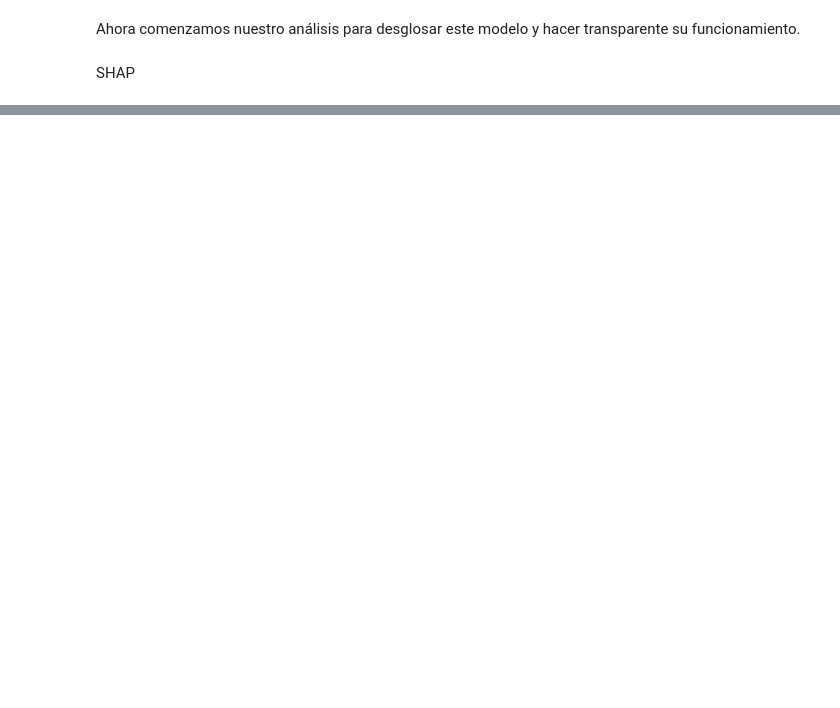
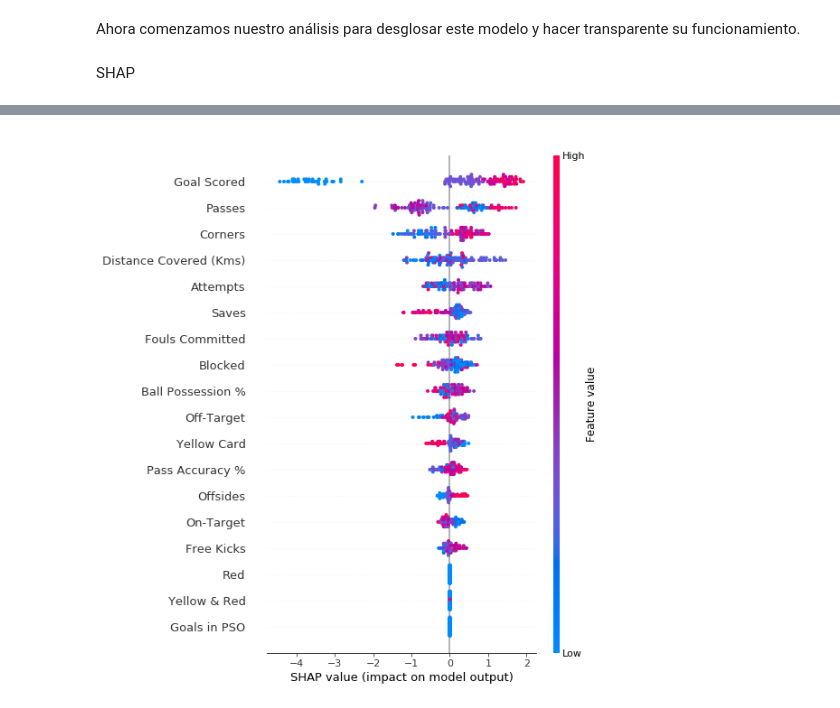
Before and after one commit to alexdelgadoperibanez/FAD_MasterDS, a Jupyter notebook: practica_SeriesTemporales/AMAZONseries.ipynb, the cells around one changed output, grey strips where cells are left out. Saved outputs shown, nothing was run; the diff lists cells and outputs as text; code cells hidden in the pictures; blank space fills up the shorter version.

```diff
--- a/practica_SeriesTemporales/AMAZONseries.ipynb
+++ b/practica_SeriesTemporales/AMAZONseries.ipynb
@@ -670,0 +678,6 @@ expected_value = explainer.expected_value
+# %%
+############## visualizations #############
+# Generate summary dot plot
+shap.summary_plot(shap_values, X,title="SHAP summary plot")
+# %% [output]
+[figure, added]
```
Also changed, not shown: parts of 24 cells of this notebook.
